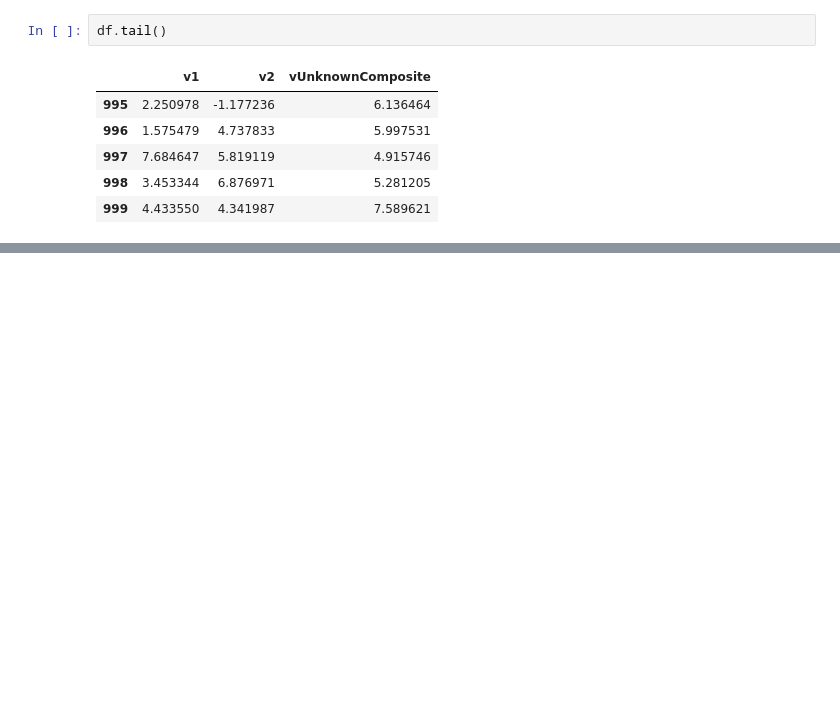
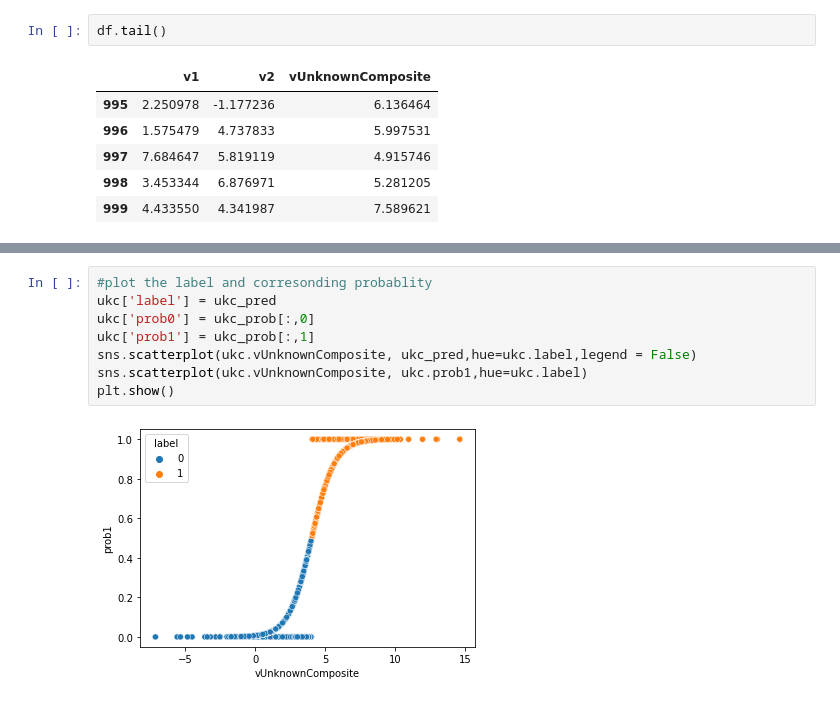
Before and after one commit to YuanEldaif/STA7722, a Jupyter notebook: STA7722 Assignment1 B2.3.ipynb, the cells around one changed output, grey strips where cells are left out. Saved outputs shown, nothing was run; the diff lists cells and outputs as text; blank space fills up the shorter version.

```diff
--- a/STA7722 Assignment1 B2.3.ipynb
+++ b/STA7722 Assignment1 B2.3.ipynb
@@ -83,0 +162,10 @@ plt.show()
+# %%
+#plot the label and corresonding probablity
+ukc['label'] = ukc_pred
+ukc['prob0'] = ukc_prob[:,0]
+ukc['prob1'] = ukc_prob[:,1]
+sns.scatterplot(ukc.vUnknownComposite, ukc_pred,hue=ukc.label,legend = False)
+sns.scatterplot(ukc.vUnknownComposite, ukc.prob1,hue=ukc.label)
+plt.show()
+# %% [output]
+[figure, added]
```
Also changed, not shown: parts of 20 cells of this notebook.
